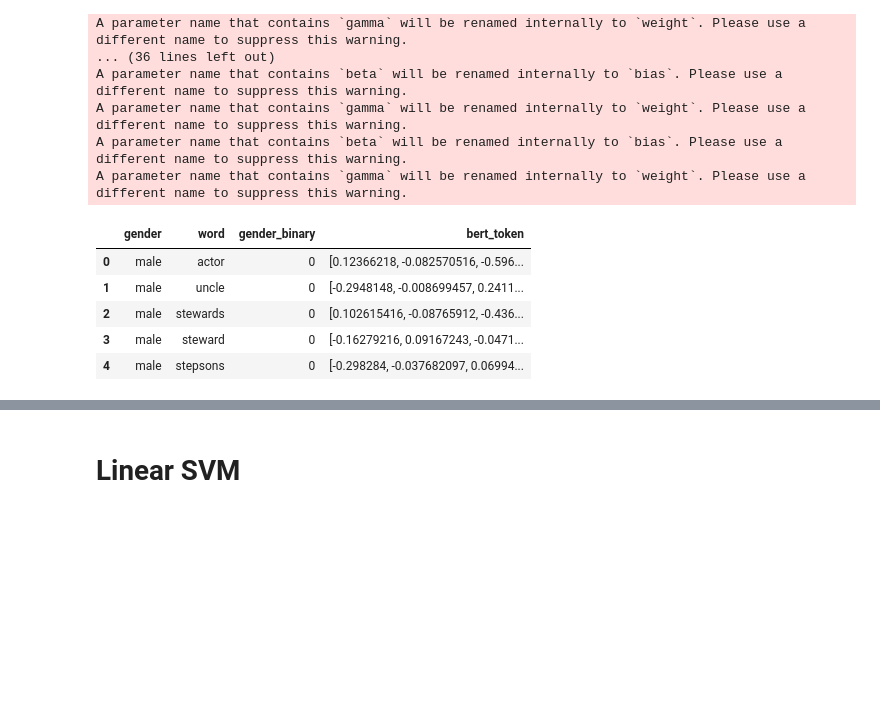
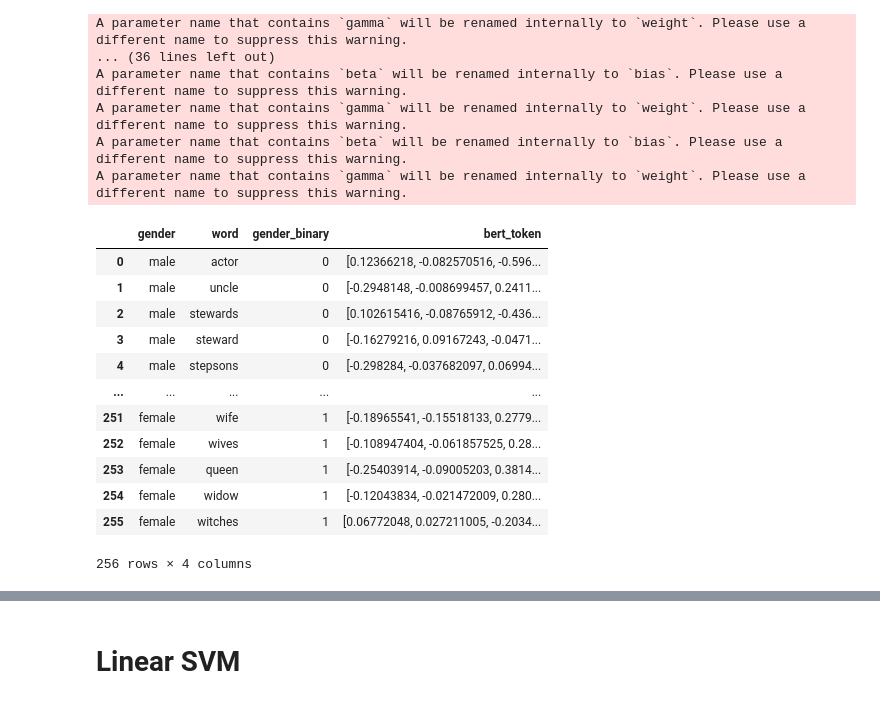
Before and after one commit to NauelSerraino/BERT-Gender-Bias, a Jupyter notebook: notebooks/01_weakly_supervised_experiment.ipynb, the cells around one changed output, grey strips where cells are left out. Cells and saved outputs as stored; diff of their text form; code cells hidden in the pictures; blank space fills up the shorter version.

```diff
--- a/notebooks/01_weakly_supervised_experiment.ipynb
+++ b/notebooks/01_weakly_supervised_experiment.ipynb
@@ -64,11 +64,18 @@ A parameter name that contains `gamma` will be renamed internally to `weight`. P
 A parameter name that contains `beta` will be renamed internally to `bias`. Please use a different name to suppress this warning.
 A parameter name that contains `gamma` will be renamed internally to `weight`. Please use a different name to suppress this warning.
 # %%
-gendered_words.head()
+gendered_words
 # %% [output]
 |  | gender | word | gender_binary | bert_token |
 | 0 | male | actor | 0 | [0.12366218, -0.082570516, -0.596... |
 | 1 | male | uncle | 0 | [-0.2948148, -0.008699457, 0.2411... |
 | 2 | male | stewards | 0 | [0.102615416, -0.08765912, -0.436... |
 | 3 | male | steward | 0 | [-0.16279216, 0.09167243, -0.0471... |
 | 4 | male | stepsons | 0 | [-0.298284, -0.037682097, 0.06994... |
+| ... | ... | ... | ... | ... |
+| 251 | female | wife | 1 | [-0.18965541, -0.15518133, 0.2779... |
+| 252 | female | wives | 1 | [-0.108947404, -0.061857525, 0.28... |
+| 253 | female | queen | 1 | [-0.25403914, -0.09005203, 0.3814... |
+| 254 | female | widow | 1 | [-0.12043834, -0.021472009, 0.280... |
+| 255 | female | witches | 1 | [0.06772048, 0.027211005, -0.2034... |
+256 rows × 4 columns
```
Also changed, not shown: parts of 8 cells of this notebook, 1 other file.
